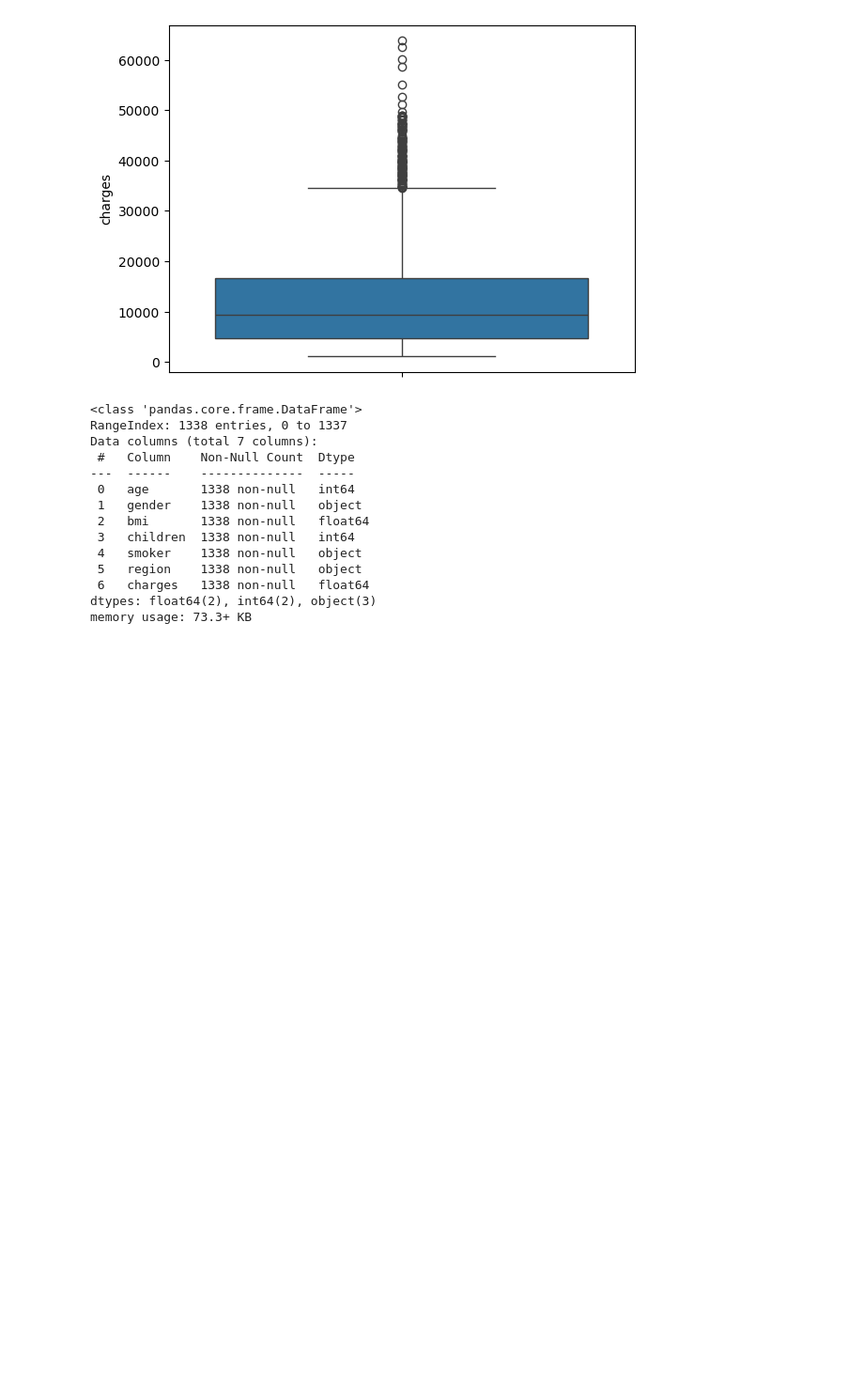
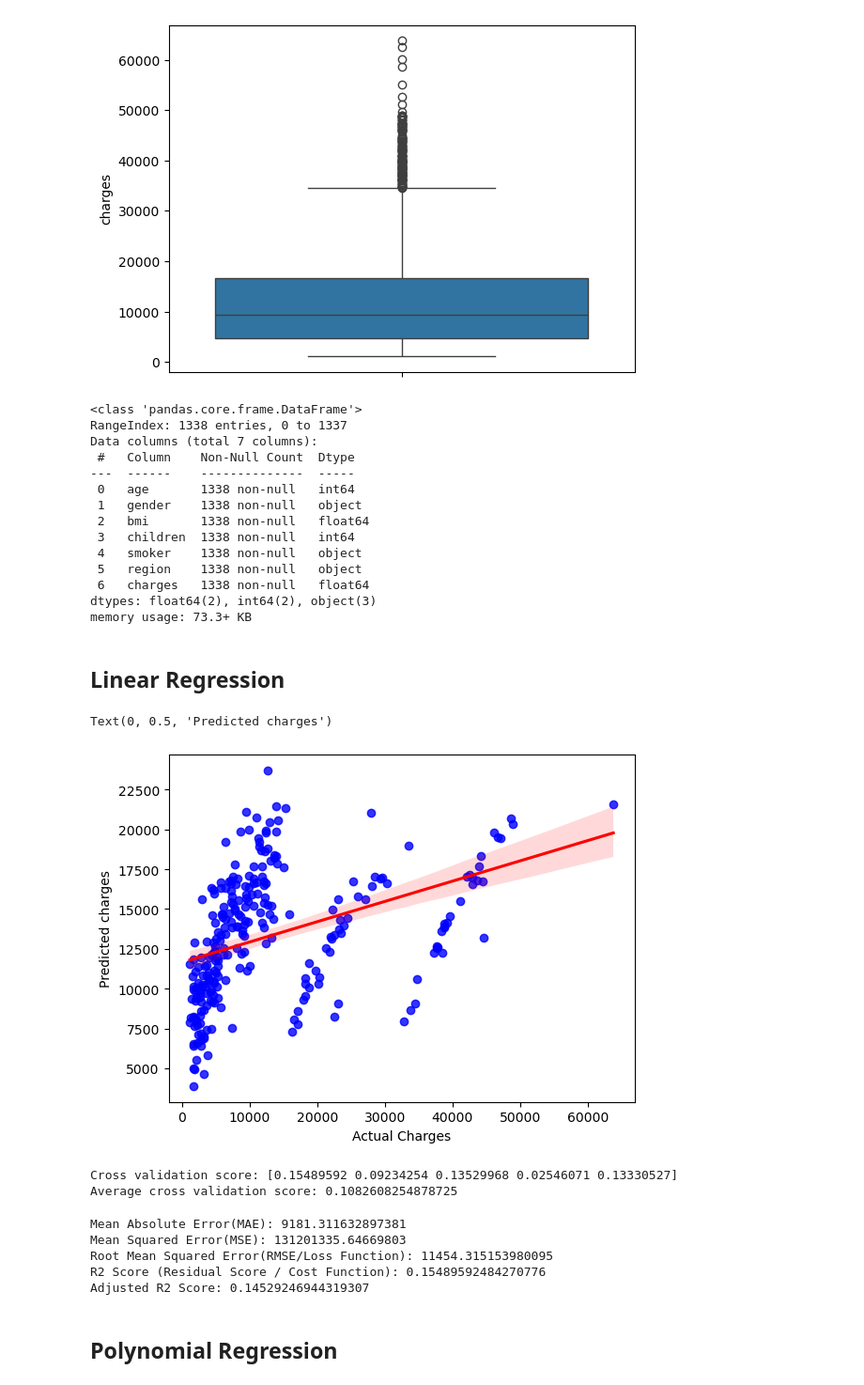
Before and after one commit to debiyani/Insurance-Project-ML, a Jupyter notebook: regression.ipynb, the cells around one changed output. Shown at 94% size. Cells and saved outputs as stored; diff of their text form; code cells hidden in the pictures; blank space fills up the shorter version.

Commit message:
regression model comparison

```diff
--- a/regression.ipynb
+++ b/regression.ipynb
@@ -61,3 +61,38 @@ feature=['age','bmi','children']
 target=['charges']
 X=df[feature]
 Y=df[target]
+# %%
+X_train, X_test, Y_train, Y_test = train_test_split(
+    X,Y, test_size=0.2, random_state=42
+)
+# %% [markdown]
+## Linear Regression
+# %%
+linear_reg = Pipeline([
+    ('scaler',StandardScaler()),
+    ('linear_reg',LinearRegression())
+])
+linear_reg.fit(X_train, Y_train)
+linear_reg_pred = linear_reg.predict(X_test)
+# %%
+sns.regplot(x=Y_test, y=linear_reg_pred, color='blue', line_kws={'color':'red'})
+plt.xlabel('Actual Charges')
+plt.ylabel('Predicted charges')
+# %% [output]
+Text(0, 0.5, 'Predicted charges')
+[figure, added]
+# %%
+kfold = KFold(n_splits=5, shuffle=True, random_state=42)
+cv_score = cross_val_score(
+    linear_reg,
+    X,
+    Y.values.ravel(),
+    cv=kfold,
+    scoring='r2'
+)
+
+print(f'Cross validation score: {cv_score}')
+print(f'Average cross validation score: {cv_score.mean()}')
+# %% [output]
+Cross validation score: [0.15489592 0.09234254 0.13529968 0.02546071 0.13330527]
+Average cross validation score: 0.1082608254878725
@@ -63,0 +105,20 @@ Y=df[target]
+# %%
+mae = mean_absolute_error(Y_test, linear_reg_pred)
+mse = mean_squared_error(Y_test, linear_reg_pred)
+rmse = np.sqrt(mse)
+r2 = r2_score(Y_test, linear_reg_pred)
+linreg_adjust_r2 = adjustR2(r2, n_sample, p)
+
+print(f'Mean Absolute Error(MAE): {mae}')
+print(f'Mean Squared Error(MSE): {mse}')
+print(f'Root Mean Squared Error(RMSE/Loss Function): {rmse}')
+print(f'R2 Score (Residual Score / Cost Function): {r2}')
+print(f'Adjusted R2 Score: {linreg_adjust_r2}')
+# %% [output]
+Mean Absolute Error(MAE): 9181.311632897381
+Mean Squared Error(MSE): 131201335.64669803
+Root Mean Squared Error(RMSE/Loss Function): 11454.315153980095
+R2 Score (Residual Score / Cost Function): 0.15489592484270776
+Adjusted R2 Score: 0.14529246944319307
+# %% [markdown]
+## Polynomial Regression
```
Also changed, not shown: parts of 10 cells of this notebook.
